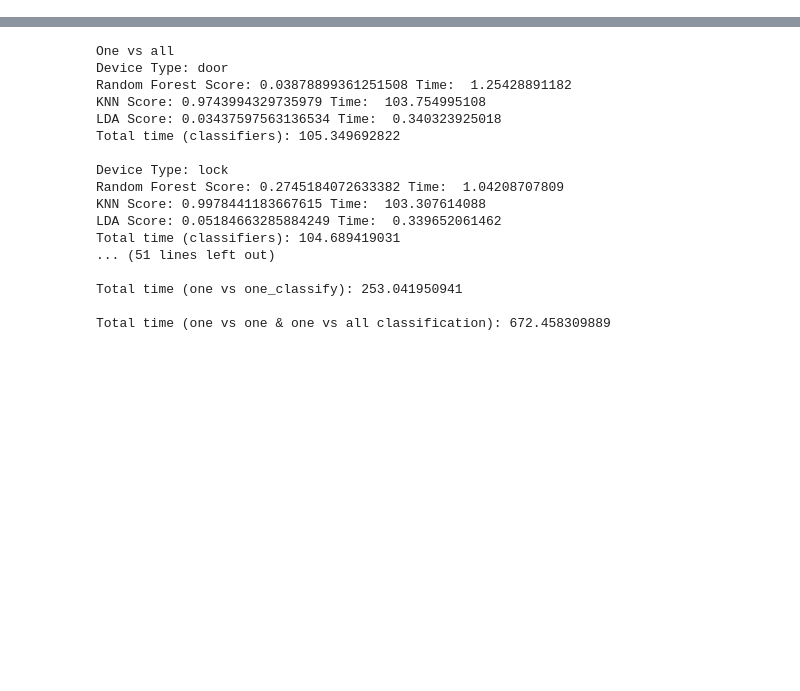
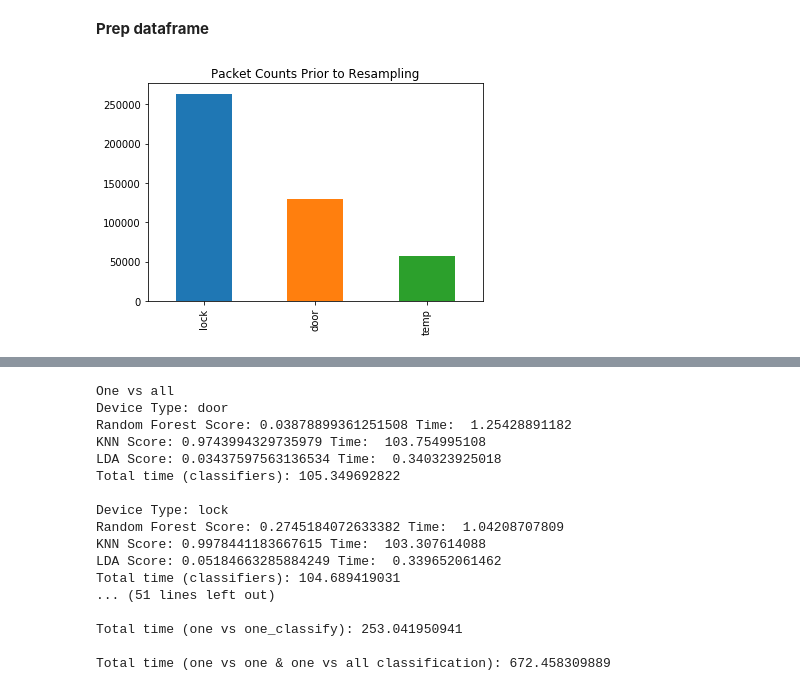
Before and after one commit to 7high/thesis, a Jupyter notebook: ble_data_processing.ipynb, the cells around one changed output, grey strips where cells are left out. Drawn from its saved outputs; the diff is of its cells as text; code cells hidden in the pictures; blank space fills up the shorter version.

```diff
--- a/ble_data_processing.ipynb
+++ b/ble_data_processing.ipynb
@@ -558,0 +10,3 @@ Time for dataframe: 537.221572161
+# %%
+b = BLEPipeline()
+b.extract_packet_features(create_master=False)
@@ -558,0 +22,2 @@ Time for dataframe: 537.221572161
+# %%
+df = b.make_dataframe()
@@ -558,0 +39,13 @@ Time for dataframe: 537.221572161
+# %% [markdown]
+**Prep dataframe**
+# %%
+# Remove router device type and plug device type (not using plug because not enough devices)
+df = df[(df["DeviceType"]!="router") & (df["DeviceType"]!="plug")]
+# %%
+# Resample packets based on DeviceType
+# Useful info used from https://www.kaggle.com/rafjaa/resampling-strategies-for-imbalanced-datasets#
+
+devtype_df = df["DeviceType"].value_counts()
+devtype_df.plot(kind='bar', title="Packet Counts Prior to Resampling");
+# %% [output]
+[figure, added]
```
Also changed, not shown: parts of 26 cells of this notebook.
